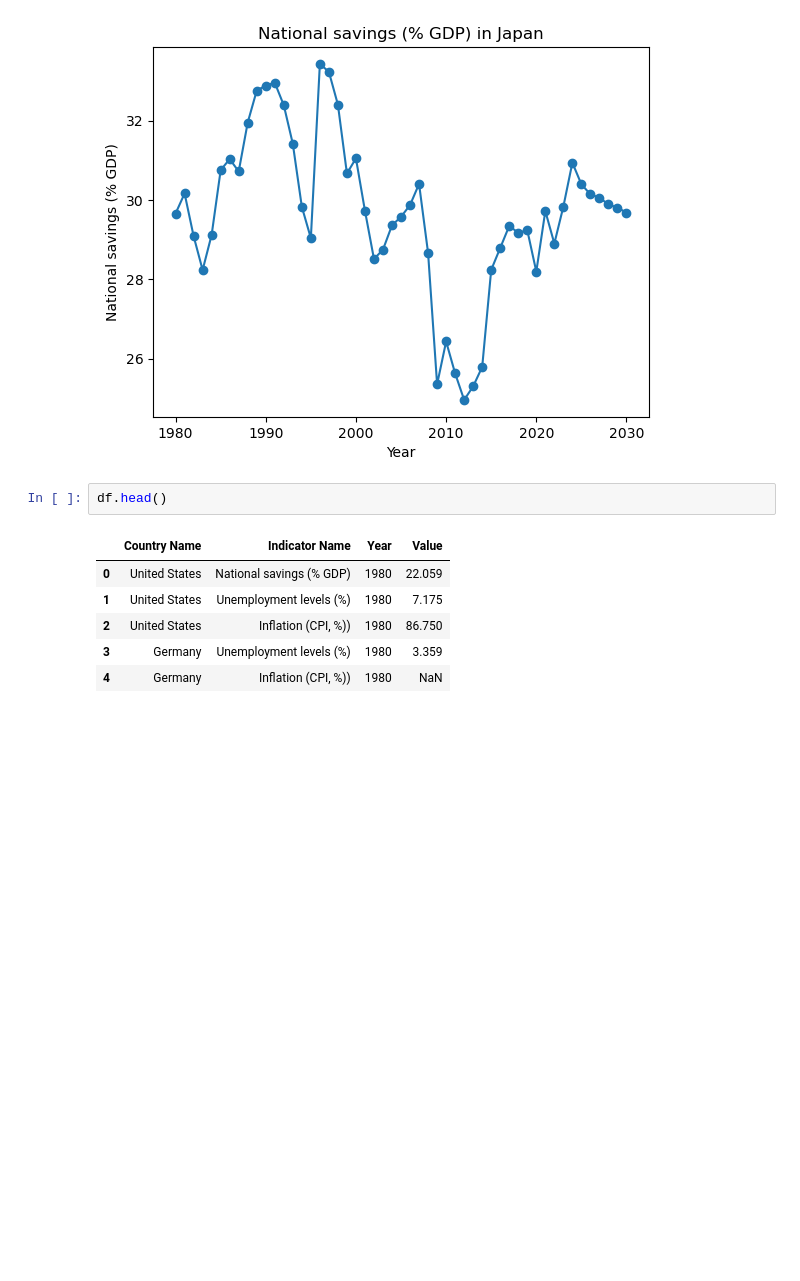
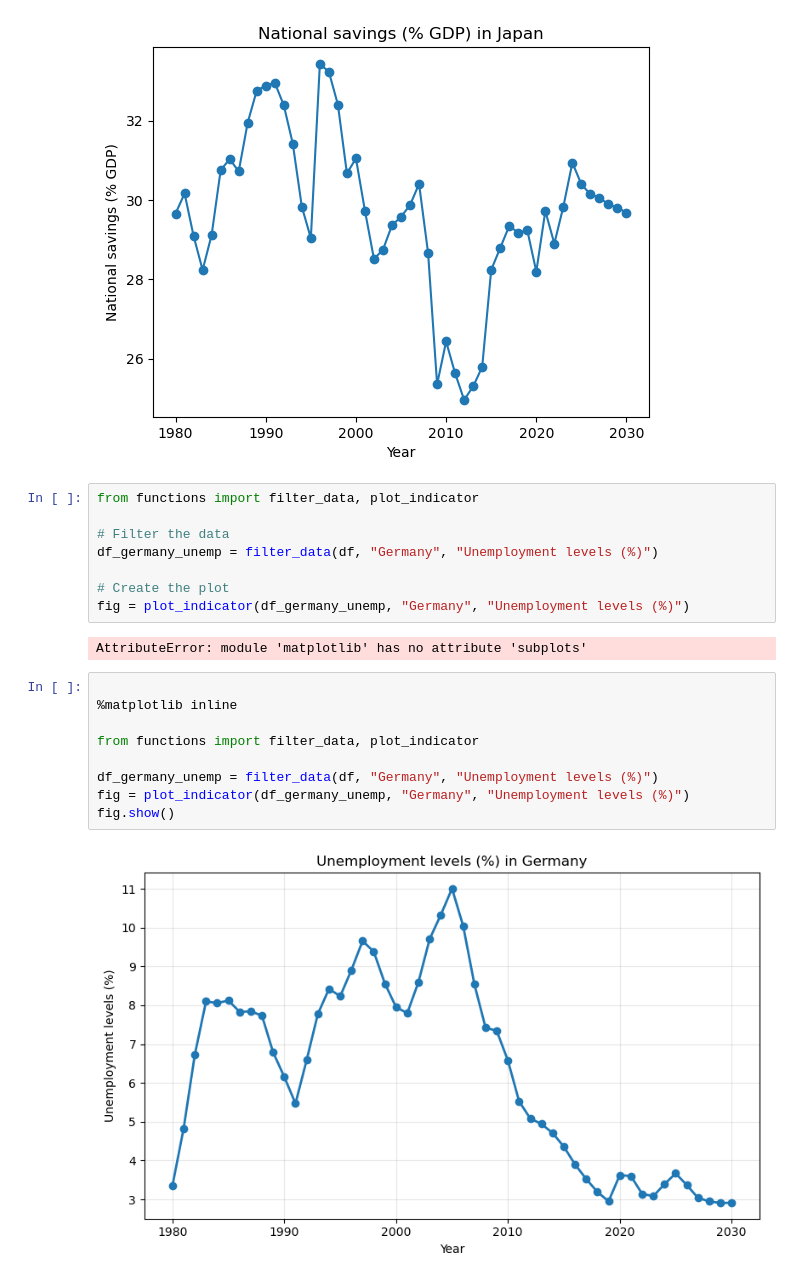
Before and after one commit to MDYCK12/Well-Being-Economics-, a Jupyter notebook: Notebooks/Artur.ipynb, the cells around one changed output. Drawn from its saved outputs; the diff is of its cells as text; blank space fills up the shorter version.

Commit message:
A lot of updates to make functions work

```diff
--- a/Notebooks/Artur.ipynb
+++ b/Notebooks/Artur.ipynb
@@ -534,11 +537,23 @@ fig.show()
 # %% [output]
 [figure]
 # %%
-df.head()
+from functions import filter_data, plot_indicator
+
+# Filter the data
+df_germany_unemp = filter_data(df, "Germany", "Unemployment levels (%)")
+
+# Create the plot
+fig = plot_indicator(df_germany_unemp, "Germany", "Unemployment levels (%)")
 # %% [output]
-|  | Country Name | Indicator Name | Year | Value |
-| 0 | United States | National savings (% GDP) | 1980 | 22.059 |
-| 1 | United States | Unemployment levels (%) | 1980 | 7.175 |
-| 2 | United States | Inflation (CPI, %)) | 1980 | 86.750 |
-| 3 | Germany | Unemployment levels (%) | 1980 | 3.359 |
-| 4 | Germany | Inflation (CPI, %)) | 1980 | NaN |
+AttributeError: module 'matplotlib' has no attribute 'subplots'
+# %%
+
+%matplotlib inline
+
+from functions import filter_data, plot_indicator
+
+df_germany_unemp = filter_data(df, "Germany", "Unemployment levels (%)")
+fig = plot_indicator(df_germany_unemp, "Germany", "Unemployment levels (%)")
+fig.show()
+# %% [output]
+[figure, added]
```
Also changed, not shown: parts of 1 cell of this notebook, 2 other files.
